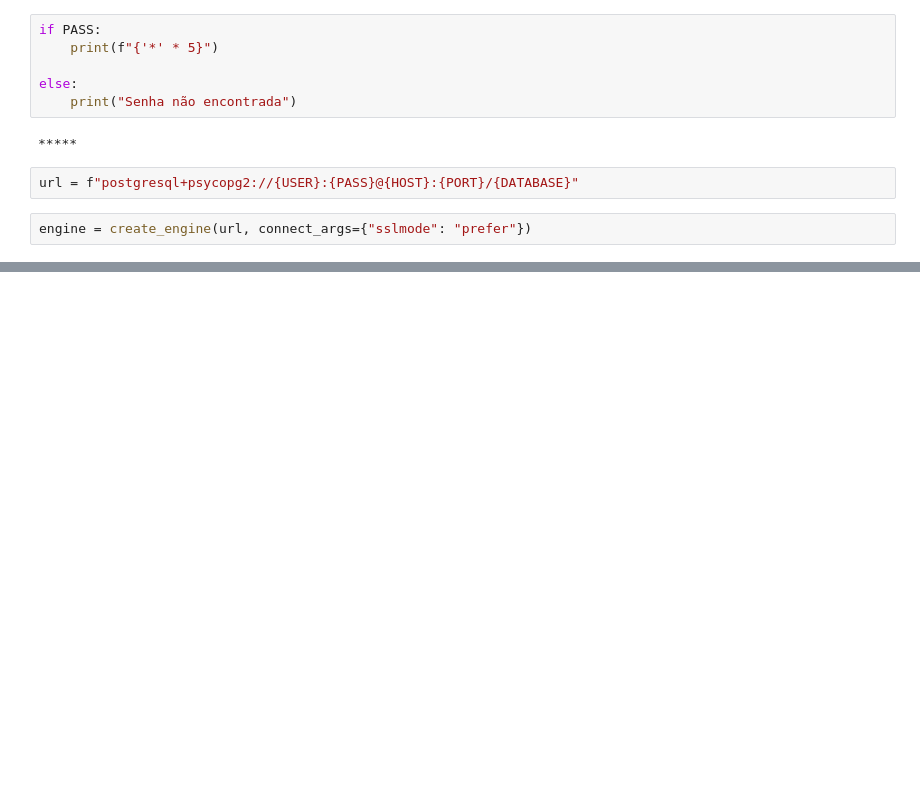
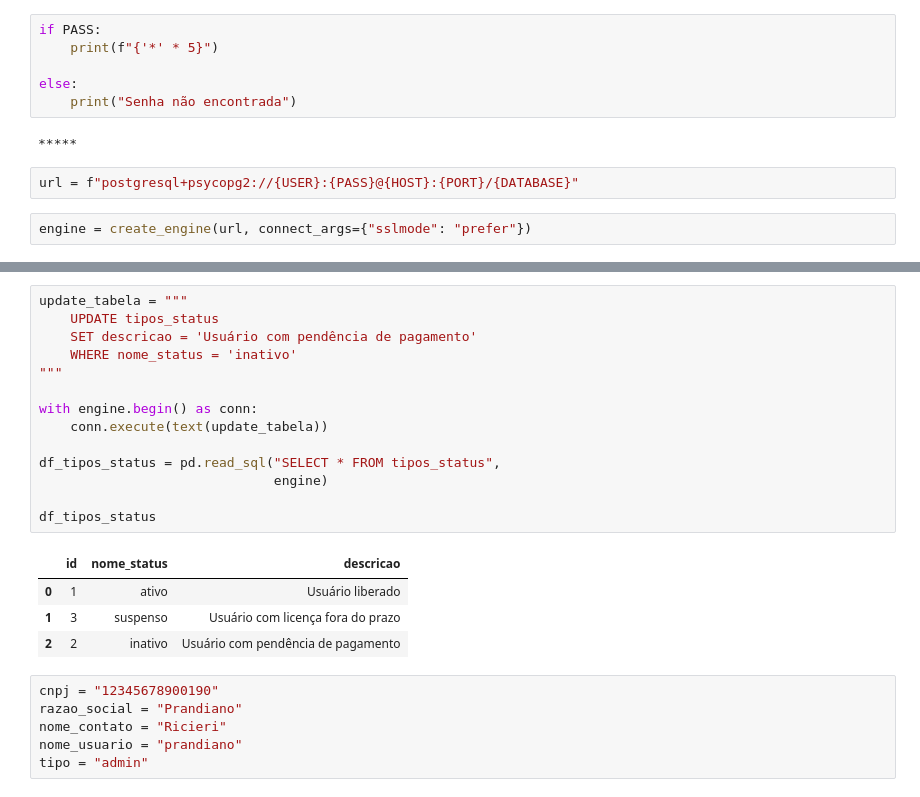
Before and after one commit to luissegamarchi/palete_caixa, a Jupyter notebook: db_aula.ipynb, the cells around one changed output, grey strips where cells are left out. Saved outputs shown, nothing was run; the diff lists cells and outputs as text; blank space fills up the shorter version.

```diff
--- a/db_aula.ipynb
+++ b/db_aula.ipynb
@@ -42,0 +181,25 @@ df_tabelas
+# %%
+update_tabela = """
+    UPDATE tipos_status
+    SET descricao = 'Usuário com pendência de pagamento'
+    WHERE nome_status = 'inativo'
+"""
+
+with engine.begin() as conn:
+    conn.execute(text(update_tabela))
+
+df_tipos_status = pd.read_sql("SELECT * FROM tipos_status",
+                              engine)
+
+df_tipos_status
+# %% [output]
+|  | id | nome_status | descricao |
+| 0 | 1 | ativo | Usuário liberado |
+| 1 | 3 | suspenso | Usuário com licença fora do prazo |
+| 2 | 2 | inativo | Usuário com pendência de pagamento |
+# %%
+cnpj = "12345678900190"
+razao_social = "Prandiano"
+nome_contato = "Ricieri"
+nome_usuario = "prandiano"
+tipo = "admin"
```
Also changed, not shown: parts of 22 cells of this notebook, 2 other files.
